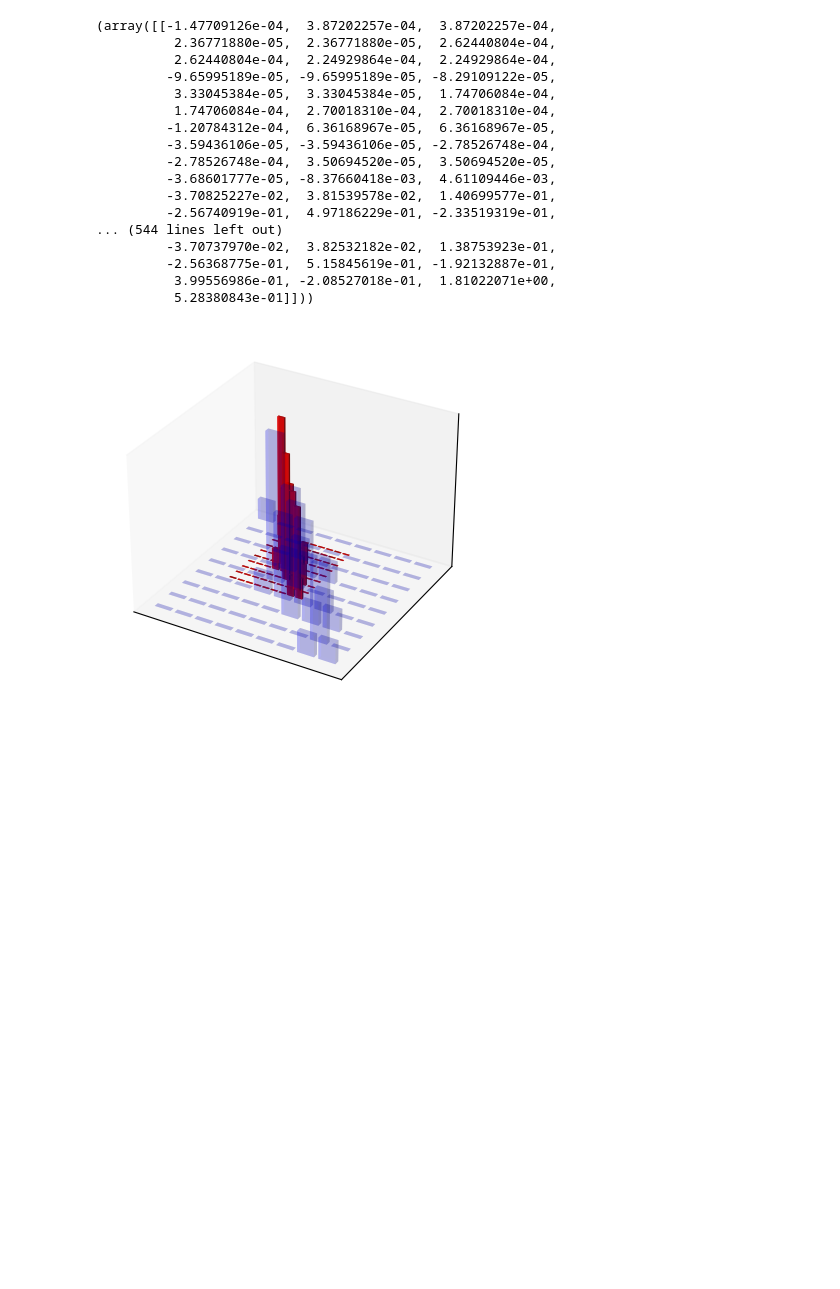
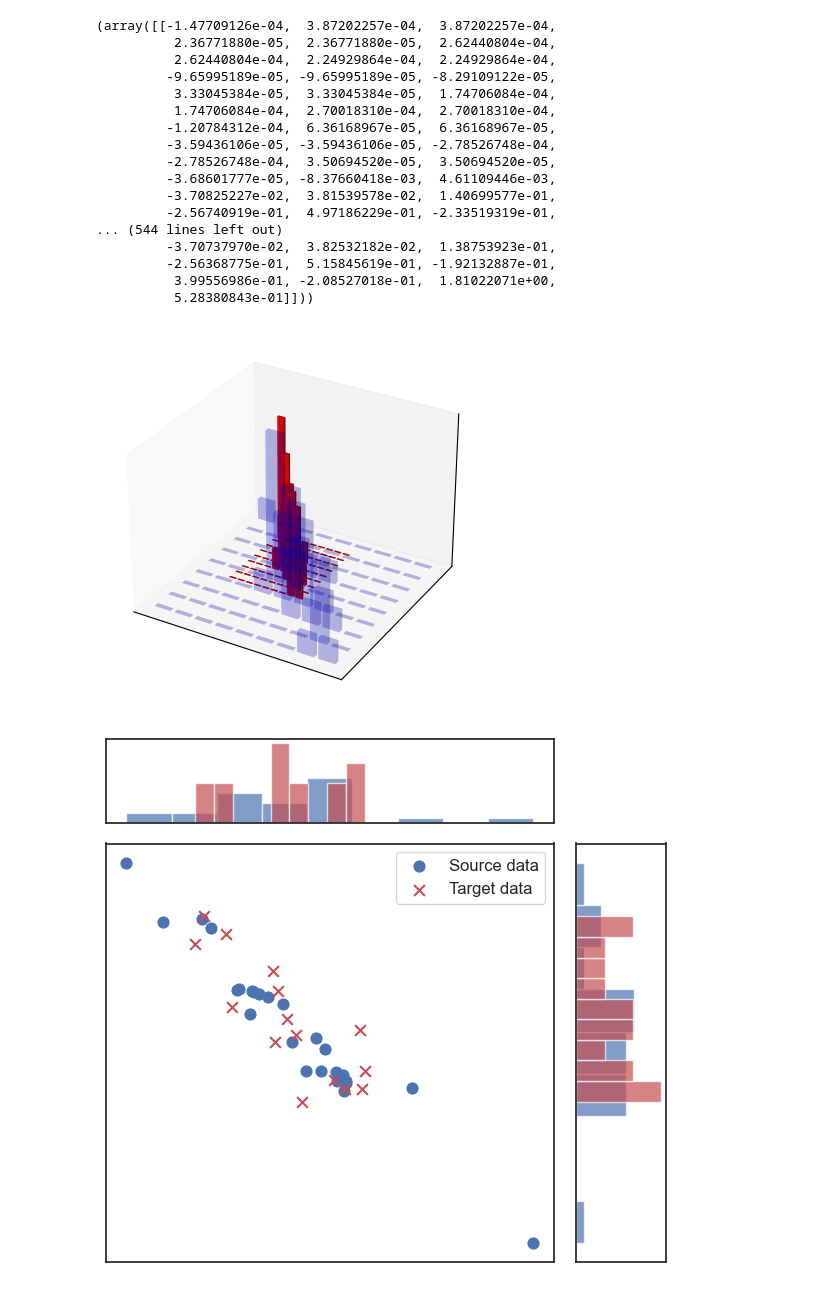
Before and after one commit to MaterialsInformaticsDemo/TCA, a Jupyter notebook: domain adp/one-dim.ipynb, the cells around one changed output. Saved outputs shown, nothing was run; the diff lists cells and outputs as text; code cells hidden in the pictures; blank space fills up the shorter version.

```diff
--- a/domain adp/one-dim.ipynb
+++ b/domain adp/one-dim.ipynb
@@ -365,3 +365,61 @@ plt.savefig('3D.svg', bbox_inches='tight', dpi=600)
 plt.show()
 # %% [output]
 [figure]
+# %%
+import numpy as np
+import matplotlib.pyplot as plt
+
+arry_1, array_2 = TCA(dim=2, lamda=1, gamma=2.5).fit(source_df, target_df)
+plot_data = np.concatenate((np.array(arry_1).reshape(-1, 2), np.array(array_2).reshape(-1, 2)))
+
+# Separate x and y dimensions of source and target data
+source_x = plot_data[:25, 0]
+source_y = plot_data[:25, 1]
+target_x = plot_data[25:, 0]
+target_y = plot_data[25:, 1]
+
+# Create the figure and axes for the plot
+fig, ax = plt.subplots(figsize=(6, 6))
+
+# Plot source and target data with different colors
+ax.scatter(source_x, source_y, label='Source data', color='b', marker='o', s=60)
+ax.scatter(target_x, target_y, label='Target data', color='r', marker='x', s=60)
+
+# Remove axis ticks and labels
+ax.set_xticks([])
+ax.set_yticks([])
+ax.set_xticklabels([])
+ax.set_yticklabels([])
+
+# Add labels and legend
+#ax.set_xlabel('X Dimension', fontsize=14)
+#ax.set_ylabel('Y Dimension', fontsize=14)
+ax.legend(fontsize=12)
+
+# Create histograms for x-dimension source and target data on the top side
+ax_top = ax.inset_axes([0, 1.05, 1, 0.2])
+ax_top.hist(source_x, bins=9, color='b', alpha=0.7, density=True)
+ax_top.hist(target_x, bins=9, color='r', alpha=0.7, density=True)
+ax_top.set_xticks([])
+ax_top.set_yticks([])
+
+# Create histograms for y-dimension source and target data on the right side
+ax_right = ax.inset_axes([1.05, 0, 0.2, 1])
+ax_right.hist(source_y, bins=9, orientation='horizontal', color='b', alpha=0.7, density=True)
+ax_right.hist(target_y, bins=9, orientation='horizontal', color='r', alpha=0.7, density=True)
+ax_right.set_xticks([])
+ax_right.set_yticks([])
+
+# Set title and adjust layout
+# plt.suptitle('Source and Target Data Distributions', fontsize=16)
+plt.tight_layout(rect=[0, 0, 1, 0.95])
+
+# Save the plot (optional)
+# plt.savefig('output_plot.png', dpi=300, bbox_inches='tight')
+
+plt.savefig('2D.png', bbox_inches='tight', dpi=600)
+plt.savefig('2D.svg', bbox_inches='tight', dpi=600)
+# Show the plot
+plt.show()
+# %% [output]
+[figure, added]
```
Also changed, not shown: 5 other files.
